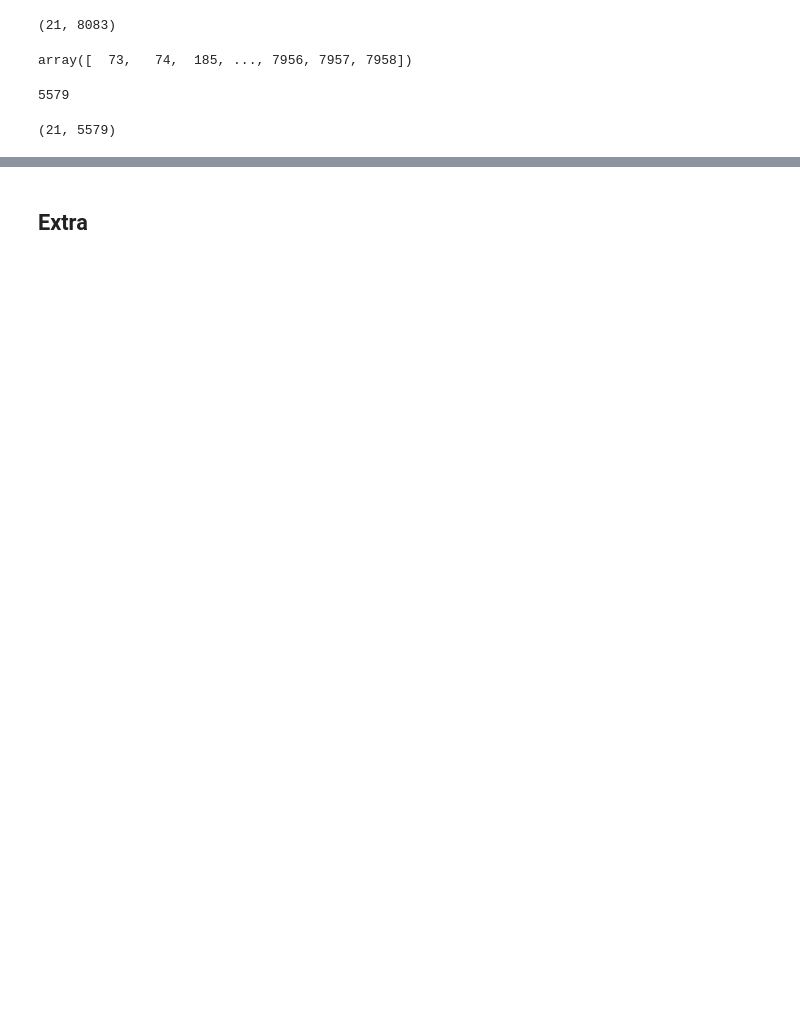
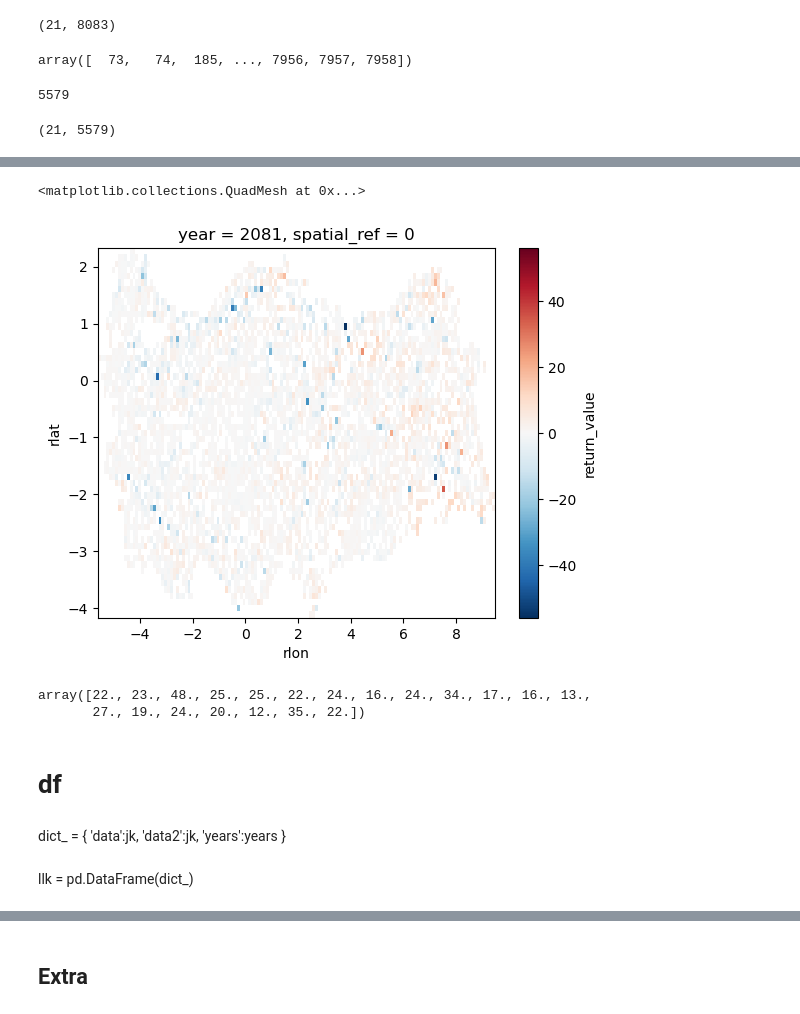
Before and after one commit to donmezkutay/msc-thesis-codes, a Jupyter notebook: BC_gev.ipynb, the cells around one changed output, grey strips where cells are left out. Cells and saved outputs as stored; diff of their text form; code cells hidden in the pictures; blank space fills up the shorter version.

```diff
--- a/BC_gev.ipynb
+++ b/BC_gev.ipynb
@@ -313,0 +283,2 @@ dt_recover_unstack['return_value'].plot()
+# %%
+dt_recover_unstack = stationary_pd_to_xr(dt_test, parameter_array)
@@ -316,0 +606,5 @@ dt_recover_unstack.to_netcdf(fr"{path_save}/cosmo/BC/GEV/BC_{bias_algo}_Tr011_MP
+# %%
+(dt_recover_unstack['return_value'] - dt_nonstationary_recover_unstack['return_value']).plot()
+# %% [output]
+<matplotlib.collections.QuadMesh at 0x...>
+[figure, added]
@@ -316,0 +613,15 @@ dt_recover_unstack.to_netcdf(fr"{path_save}/cosmo/BC/GEV/BC_{bias_algo}_Tr011_MP
+# %%
+jk
+# %% [output]
+array([22., 23., 48., 25., 25., 22., 24., 16., 24., 34., 17., 16., 13.,
+       27., 19., 24., 20., 12., 35., 22.])
+# %% [markdown]
+# df
+# %% [markdown]
+dict_ = {
+    'data':jk,
+    'data2':jk,
+    'years':years
+}
+# %% [markdown]
+llk = pd.DataFrame(dict_)
```
Also changed, not shown: parts of 140 cells of this notebook, 1 other file.
